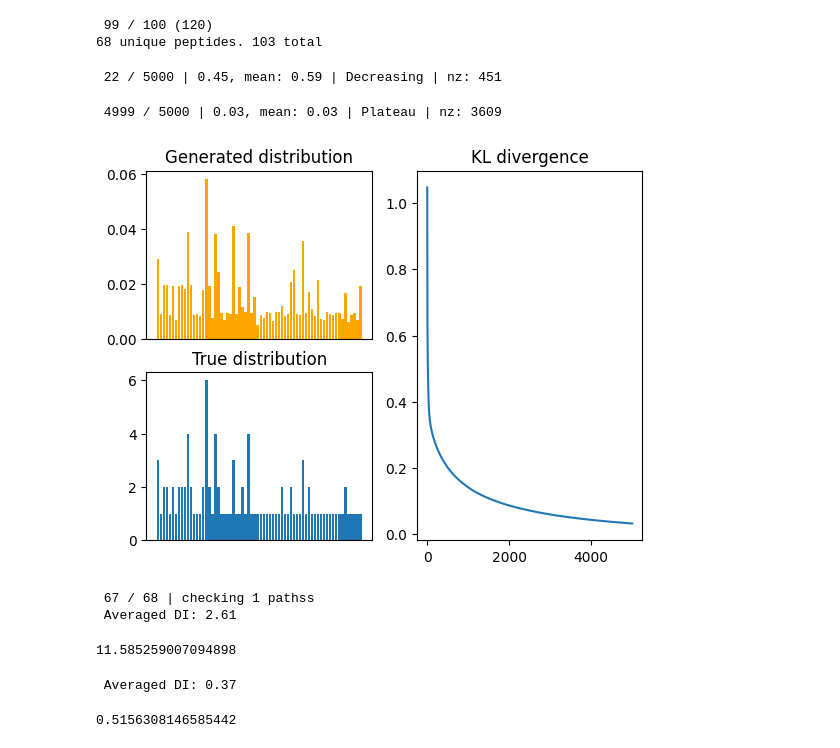
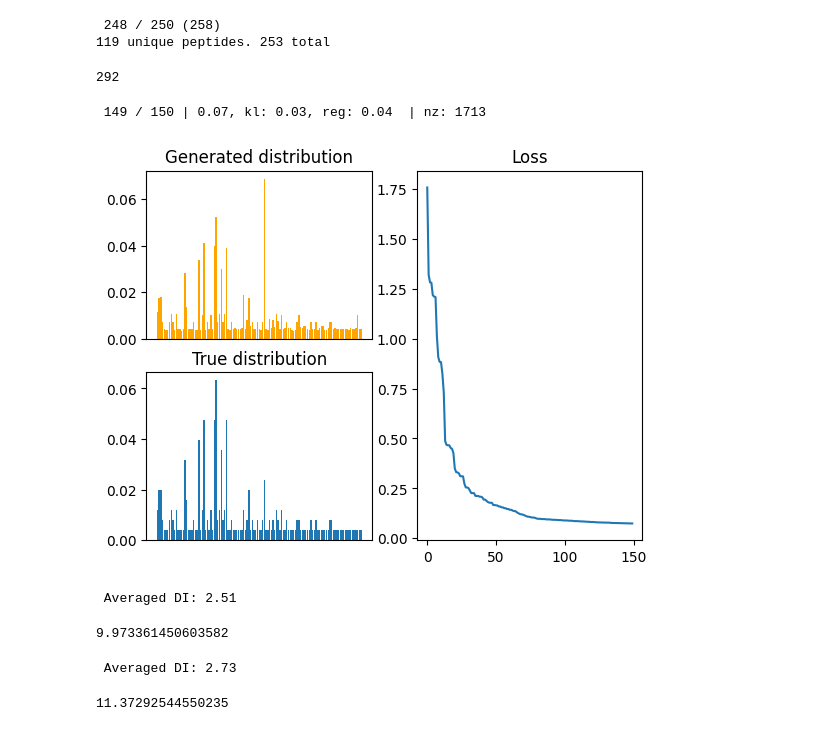
Before and after one commit to ErikHartman/disassembly, a Jupyter notebook: src/weight_estimation_gd.ipynb, the cells around one changed output. Cells and saved outputs as stored; diff of their text form; code cells hidden in the pictures.

```diff
--- a/src/weight_estimation_gd.ipynb
+++ b/src/weight_estimation_gd.ipynb
@@ -17,64 +17,62 @@ enzymes = enzyme_set(
 P, sequence_graph = simulate_proteolysis(
     pr39,
     n_start=3,
-    n_generate=100,
-    endo_or_exo_probability=[0.5, 0.5],
+    n_generate=250,
+    endo_or_exo_probability=[0.9, 0.1],
     enzymes=enzymes,
 )
+len(sequence_graph.edges())
 # %% [output]
- 99 / 100 (120)
-68 unique peptides. 103 total
+ 248 / 250 (258)
+119 unique peptides. 253 total
+292
 # %%
-from disassembly.estimate_weights_gd import estimate_weights
+from disassembly.estimate_weights_gd import WeightEstimatorGD
 
-
-G, kls, generated, weights = estimate_weights(
-    true_dict=P,
-    lr=0.001,
-    n_iterations=5000,
-
-)
+wegd = WeightEstimatorGD(lr=0.1, n_iterations=150, lam=0.01)
+G = wegd.run(P, verbose=True)
+generated = wegd.generated
+losses = wegd.losses
+weights = wegd.weights
 
 fig, axs = plt.subplot_mosaic(
-    [["generated", "kl"], ["true", "kl"]], width_ratios=[2, 2]
+    [["generated", "loss"], ["true", "loss"]], width_ratios=[2, 2]
 )
 
 
-axs["true"].bar(P.keys(), P.values())
+axs["true"].bar(P.keys(), [v / sum(P.values()) for v in P.values()])
 axs["generated"].bar(
     generated[len(generated.keys()) -1 ].keys(),
     generated[len(generated.keys())-1].values(),
     color="orange",
 )
-axs["kl"].plot(kls)
+axs["loss"].plot(losses)
 axs["true"].set_title("True distribution")
 axs["generated"].set_title(f"Generated distribution")
-axs["kl"].set_title("KL divergence")
+axs["loss"].set_title("Loss")
 axs["true"].set_xticks([])
 axs["generated"].set_xticks([])
 plt.show()
 # %% [output]
- 22 / 5000 | 0.45, mean: 0.59 | Decreasing | nz: 451
+ 149 / 150 | 0.07, kl: 0.03, reg: 0.04  | nz: 1713
- 4999 / 5000 | 0.03, mean: 0.03 | Plateau | nz: 3609
-[figure, old version]
+[figure, new version]
 # %%
-from disassembly.disassembly import get_disassembly_indexes
+from disassembly.disassembly import get_disassembly_indexes_mc
 from disassembly.disassembly import get_disassembly
 
-real_disassembly_indexes = get_disassembly_indexes(sequence_graph)
+real_disassembly_indexes = get_disassembly_indexes_mc(sequence_graph, N_particles=10000)
 get_disassembly(P, real_disassembly_indexes)
 # %% [output]
- 67 / 68 | checking 1 pathss
- Averaged DI: 2.61
+ Averaged DI: 2.51
-11.585259007094898
+9.973361450603582
 # %%
 from disassembly.disassembly import get_disassembly_indexes_mc
 
-mc_di = get_disassembly_indexes_mc(G, 20000)
+mc_di = get_disassembly_indexes_mc(G, 10000)
 get_disassembly(P, mc_di)
 # %% [output]
- Averaged DI: 0.37
+ Averaged DI: 2.73
-0.5156308146585442
+11.37292544550235
 # %%
 from scipy.stats import linregress
 import numpy as np
```
Also changed, not shown: parts of 2 cells of this notebook, 4 other files.
